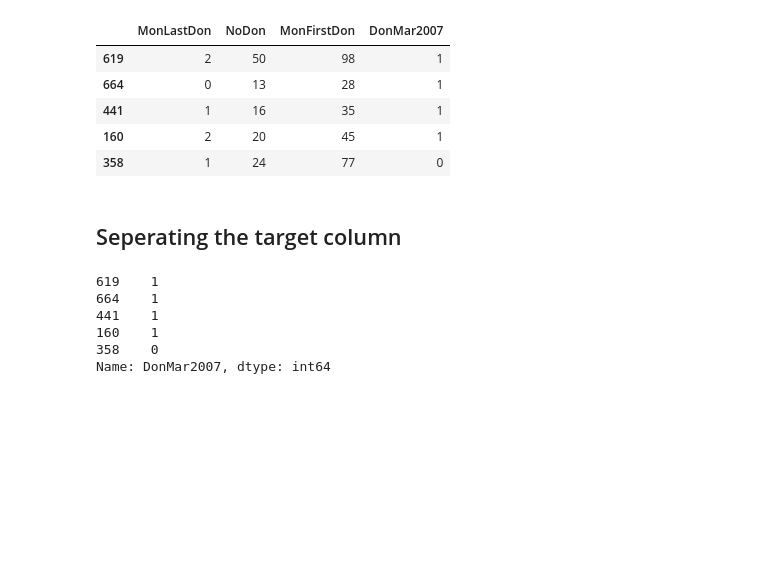
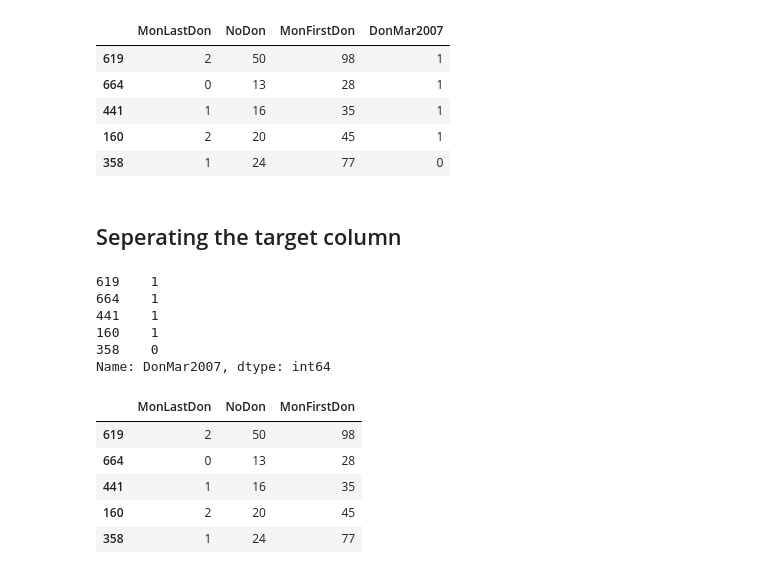
Before and after one commit to ukirderohit/Final-Project---Predict-Blood-Donations, a Jupyter notebook: Predict Blood Donation.ipynb, the cells around one changed output. Cells and saved outputs as stored; diff of their text form; code cells hidden in the pictures; blank space fills up the shorter version.

```diff
--- a/Predict Blood Donation.ipynb
+++ b/Predict Blood Donation.ipynb
@@ -231,3 +231,14 @@ lastcoltarget.head()
 160    1
 358    0
 Name: DonMar2007, dtype: int64
+# %%
+df.drop('DonMar2007', axis=1, inplace=True)
+# %%
+df.head()
+# %% [output]
+|  | MonLastDon | NoDon | MonFirstDon |
+| 619 | 2 | 50 | 98 |
+| 664 | 0 | 13 | 28 |
+| 441 | 1 | 16 | 35 |
+| 160 | 2 | 20 | 45 |
+| 358 | 1 | 24 | 77 |
```
